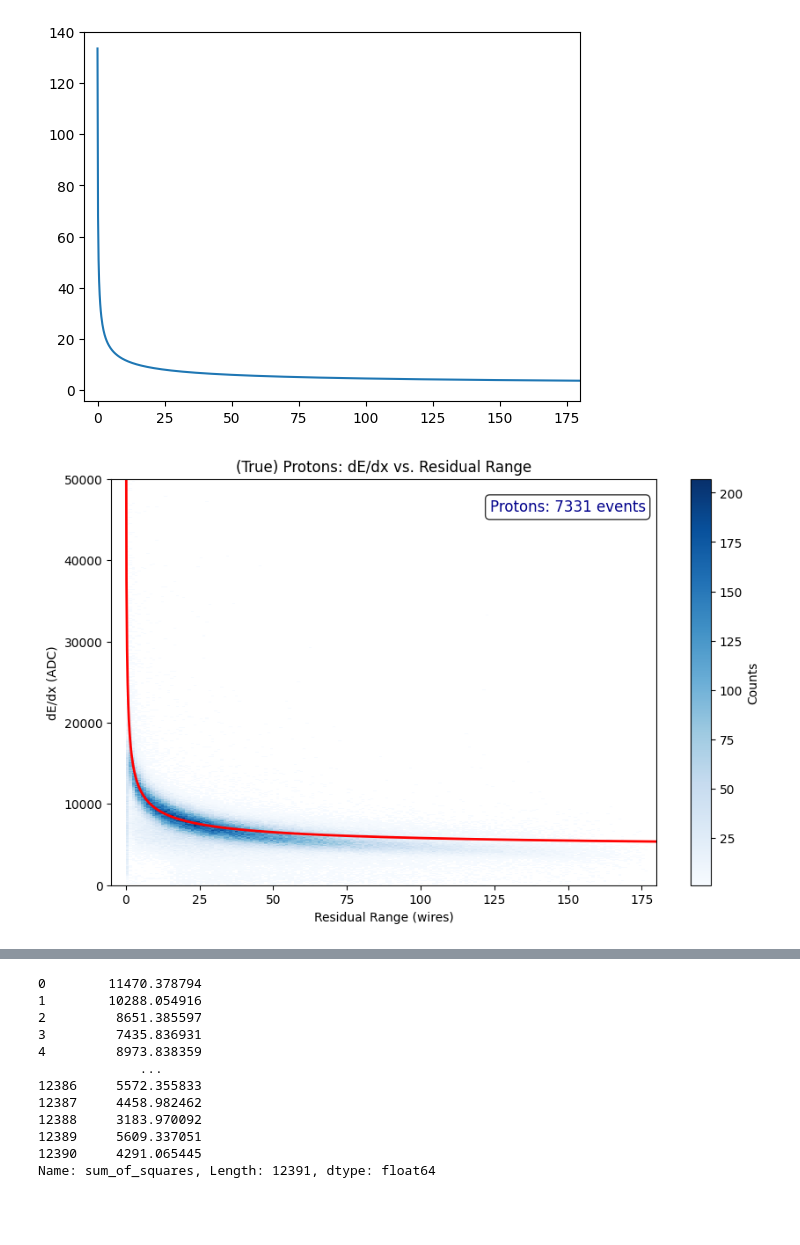
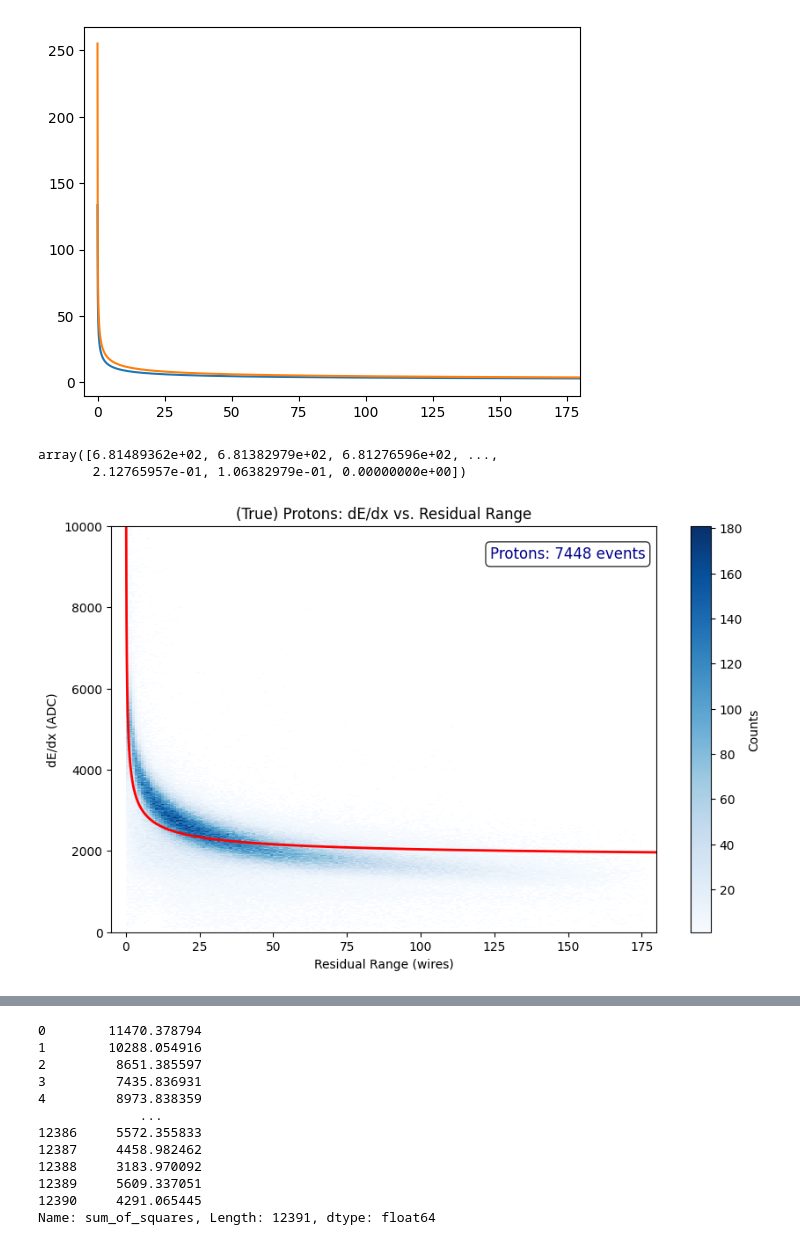
Before and after one commit to mohummudh/proton-deuteron, a Jupyter notebook: notebooks/chi2.ipynb, the cells around one changed output, grey strips where cells are left out. Cells and saved outputs as stored; diff of their text form; code cells hidden in the pictures; blank space fills up the shorter version.

```diff
--- a/notebooks/chi2.ipynb
+++ b/notebooks/chi2.ipynb
@@ -10,21 +10,12 @@ allclusters = allclusters[allclusters['height'] > 2]
 allclusters = pd.read_pickle("/Users/user/data/research/proton-deuteron/csv/allclusters.pkl")
 masses = pd.read_csv('/Users/user/data/research/proton-deuteron/csv/picky+match.csv')
 
-
 HANDPICKED = '/Users/user/data/research/proton-deuteron/ssvd/handpicked_d.pkl'
 CANDIDATES = '/Users/user/data/research/proton-deuteron/ssvd/deuteron_candidates_clean.pkl'
-PROTONS = '/Users/user/data/research/proton-deuteron/ssvd/proton_candidates.pkl'
+PROTONS = '/Users/user/data/research/proton-deuteron/csv/proton_candidates_induction.pkl'
 
 h = pd.read_pickle(HANDPICKED)
 c = pd.read_pickle(CANDIDATES)
 p = pd.read_pickle(PROTONS)
 
 all = pd.concat([h, c, p], ignore_index=True)
-
-BETHE = '/Users/user/data/research/proton-deuteron/protons.txt'
-
-bethe_data = np.loadtxt(BETHE)
-resrange = bethe_data[:, 0]
-bb = bethe_data[:, 1]
-resrange = np.flip(resrange)
-resrange = resrange*1.9
@@ -49,28 +56,34 @@ wirerr = resrange * (100 / 47)
 # %%
-plt.plot(wirerr, bb); plt.xlim(-5, 180); plt.show()
+plt.plot(wirerr, bb); plt.xlim(-5, 180);
+plt.plot(dwirerr, dbb); plt.xlim(-5, 180); plt.show()
 # %% [output]
-[figure, old version]
+[figure, new version]
+# %%
+wirerr
+# %% [output]
+array([6.81489362e+02, 6.81382979e+02, 6.81276596e+02, ...,
+       2.12765957e-01, 1.06382979e-01, 0.00000000e+00])
 # %%
 # Concatenate proton data
 rr_protons = np.concatenate(p['rr'].values)
 energy_protons = np.concatenate(p['energy'].values)
 
 # Plot for protons
 plt.figure(figsize=(10, 6))
 plt.hist2d(rr_protons, energy_protons, bins=(177, 2000), cmap='Blues', cmin=1)
-plt.plot(wirerr, (bb)*500 + 3500, linewidth=2, color='red', label='Bethe-Bloch mean')
+plt.plot(wirerr, (bb)*120+1600, linewidth=2, color='red', label='Bethe-Bloch mean')
 plt.colorbar(label='Counts')
 plt.xlabel('Residual Range (wires)')
 plt.ylabel('dE/dx (ADC)')
-plt.ylim(0, 50000)
+plt.ylim(0, 10000)
 plt.xlim(-5, 180)
 plt.title('(True) Protons: dE/dx vs. Residual Range')
 plt.text(0.98, 0.95, f'Protons: {len(p)} events',
          transform=plt.gca().transAxes, fontsize=12, color='darkblue',
          ha='right', va='top', bbox=dict(boxstyle='round', facecolor='white', alpha=0.8))
 plt.show()
 # %% [output]
-[figure, old version]
+[figure, new version]
 # %%
 # TODO: ASK ELENA: (bb)*500 + 3500
 # TODO: COMPARE W/ PROTONS
```
Also changed, not shown: parts of 10 cells of this notebook.
